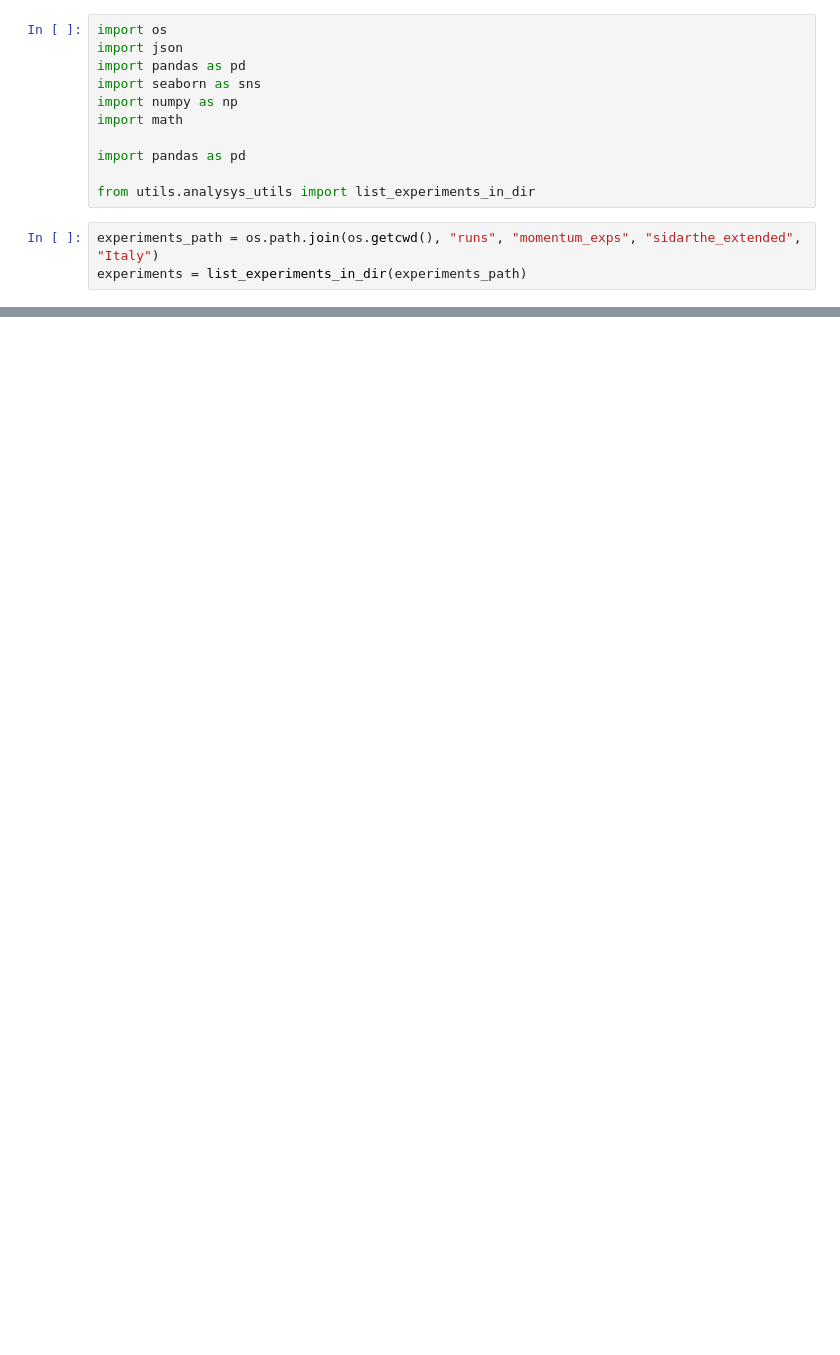
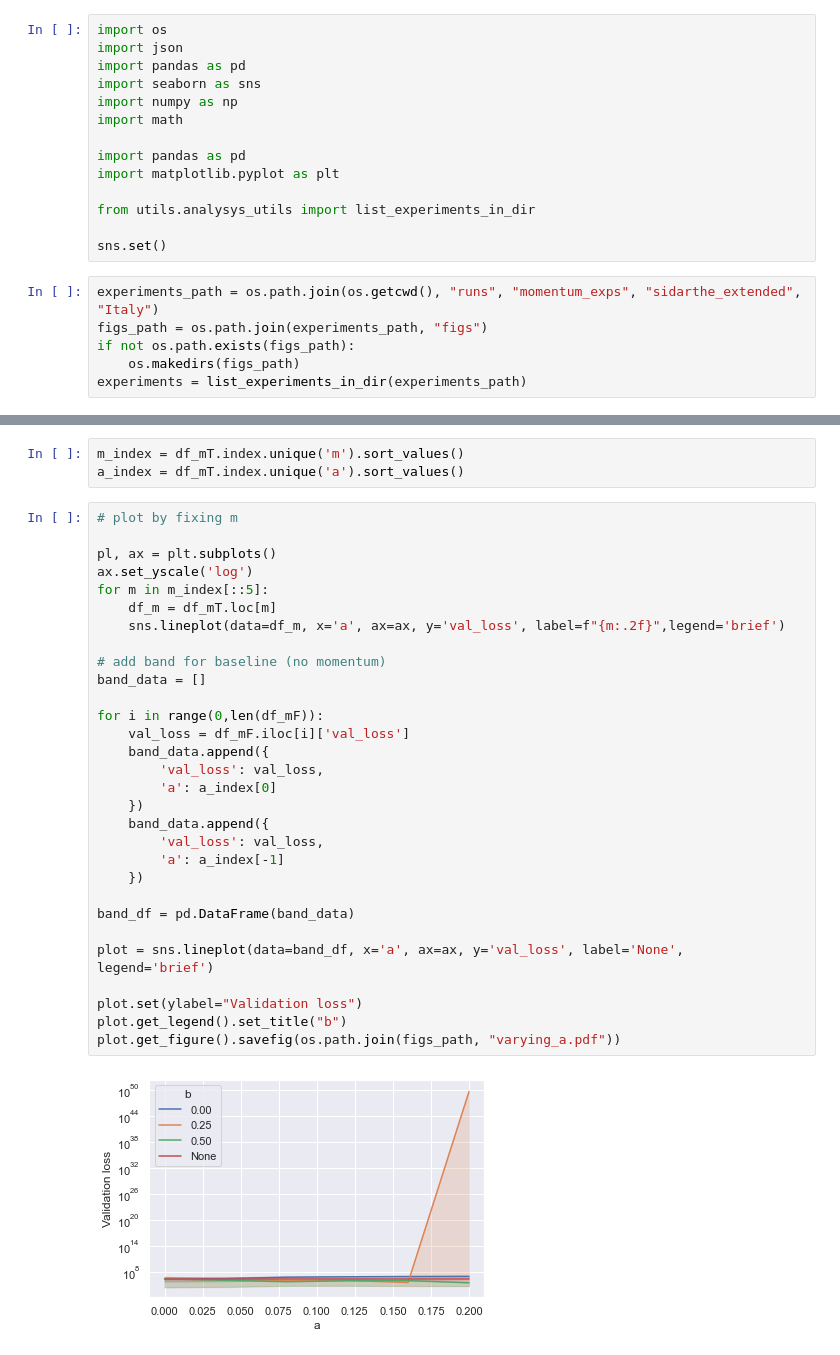
Before and after one commit to sailab-code/learning-sidarthe, a Jupyter notebook: analyze_momentum_experiments.ipynb, the cells around one changed output, grey strips where cells are left out. Cells and saved outputs as stored; diff of their text form; blank space fills up the shorter version.

```diff
--- a/analyze_momentum_experiments.ipynb
+++ b/analyze_momentum_experiments.ipynb
@@ -7,8 +7,14 @@ import numpy as np
 import math
 
 import pandas as pd
+import matplotlib.pyplot as plt
 
 from utils.analysys_utils import list_experiments_in_dir
+
+sns.set()
 # %%
 experiments_path = os.path.join(os.getcwd(), "runs", "momentum_exps", "sidarthe_extended", "Italy")
+figs_path = os.path.join(experiments_path, "figs")
+if not os.path.exists(figs_path):
+    os.makedirs(figs_path)
 experiments = list_experiments_in_dir(experiments_path)
@@ -94,0 +56,35 @@ array([<matplotlib.axes._subplots.AxesSubplot object at 0x...>,
+# %%
+m_index = df_mT.index.unique('m').sort_values()
+a_index = df_mT.index.unique('a').sort_values()
+# %%
+# plot by fixing m
+
+pl, ax = plt.subplots()
+ax.set_yscale('log')
+for m in m_index[::5]:
+    df_m = df_mT.loc[m]
+    sns.lineplot(data=df_m, x='a', ax=ax, y='val_loss', label=f"{m:.2f}",legend='brief')
+
+# add band for baseline (no momentum)
+band_data = []
+
+for i in range(0,len(df_mF)):
+    val_loss = df_mF.iloc[i]['val_loss']
+    band_data.append({
+        'val_loss': val_loss,
+        'a': a_index[0]
+    })
+    band_data.append({
+        'val_loss': val_loss,
+        'a': a_index[-1]
+    })
+
+band_df = pd.DataFrame(band_data)
+
+plot = sns.lineplot(data=band_df, x='a', ax=ax, y='val_loss', label='None', legend='brief')
+
+plot.set(ylabel="Validation loss")
+plot.get_legend().set_title("b")
+plot.get_figure().savefig(os.path.join(figs_path, "varying_a.pdf"))
+# %% [output]
+[figure, added]
```
Also changed, not shown: parts of 6 cells of this notebook, 12 other files.
